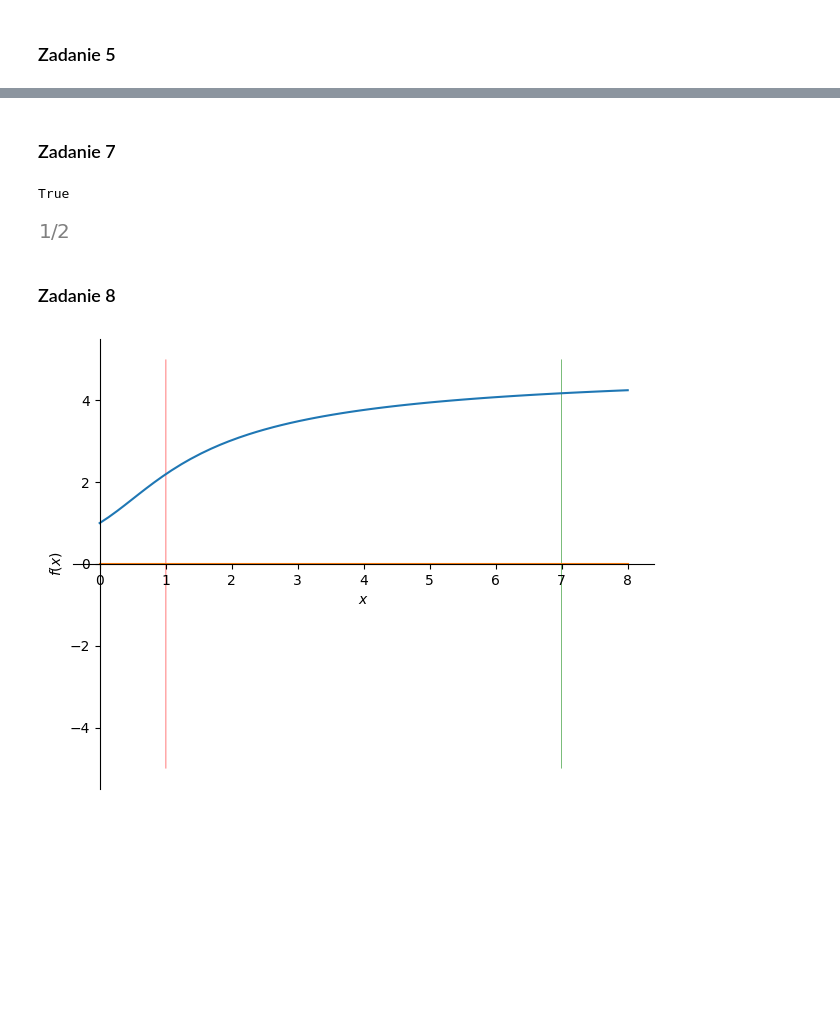
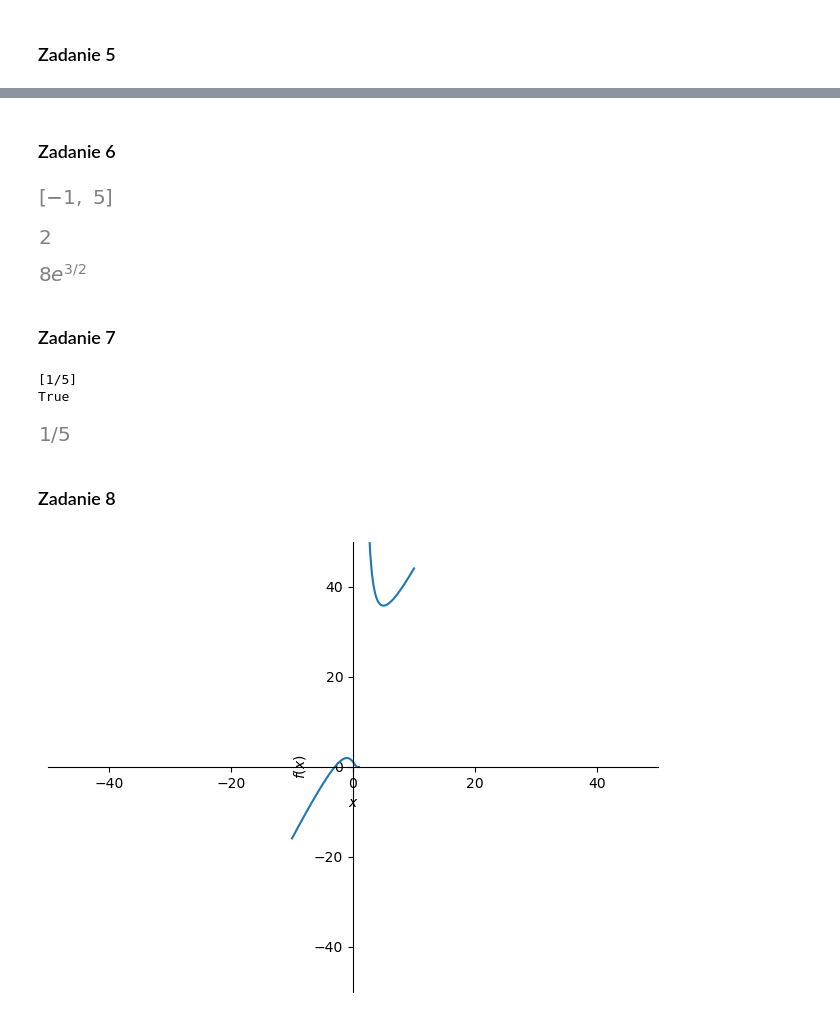
Before and after one commit to pzajaczkowski/ONWP, a Jupyter notebook: lista1/lista1.ipynb, the cells around one changed output, grey strips where cells are left out. Cells and saved outputs as stored; diff of their text form; code cells hidden in the pictures; blank space fills up the shorter version.

```diff
--- a/lista1/lista1.ipynb
+++ b/lista1/lista1.ipynb
@@ -6,6 +6,6 @@ from sympy.calculus.util import continuous_domain
 sp.init_printing()
 # %%
 x = sp.symbols('x')
-fun = sp.exp(sp.atan(x))
+fun = (x+3)*sp.exp((x+1)/(x-1))
 fun
 # %% [output]
@@ -138,20 +163,38 @@ sp.solve(fd2<0, x)
+# %% [markdown]
+### Zadanie 6
+# %%
+df1_zeros = sp.solve(fd1, x)
+df1_zeros
+# %% [output]
+[figure, added]
+# %%
+fun.subs(x,-1)
+# %% [output]
+[figure, added]
+# %%
+fun.subs(x, 5)
+# %% [output]
+[figure, added]
 # %% [markdown]
 ### Zadanie 7
 # %%
-pp = sp.solve(fd2, x)[0]
+pp = sp.solve(fd2, x)
+print(pp)
+pp = pp[0]
 print((fd2.subs(x, pp-1)>0) == (fd2.subs(x, pp+1)<0)) # zmienia się znak więc prawda
 pp
 # %% [output]
+[1/5]
 True
-[figure, old version]
+[figure, new version]
 # %% [markdown]
 ### Zadanie 8
 # %%
-p1 = sp.plot(fun,0, (x, 0, 8), show=False)
-line1 = sp.plot_implicit(sp.Eq(x, 1), (x, 0, 8), line_color='r', show=False)
-line2 = sp.plot_implicit(sp.Eq(x, 7), (x, 0, 8), line_color='g', show=False)
-p1.extend(line1)
-p1.extend(line2)
+p1 = sp.plot(fun, xlim=[-50, 50], ylim=[-50, 50], show=False)
+#line1 = sp.plot_implicit(sp.Eq(x, 1), (x, 0, 8), line_color='r', show=False)
+#line2 = sp.plot_implicit(sp.Eq(x, 7), (x, 0, 8), line_color='g', show=False)
+#p1.extend(line1)
+#p1.extend(line2)
 p1.show()
 # %% [output]
-[figure, old version]
+[figure, new version]
```
Also changed, not shown: parts of 25 cells of this notebook.
